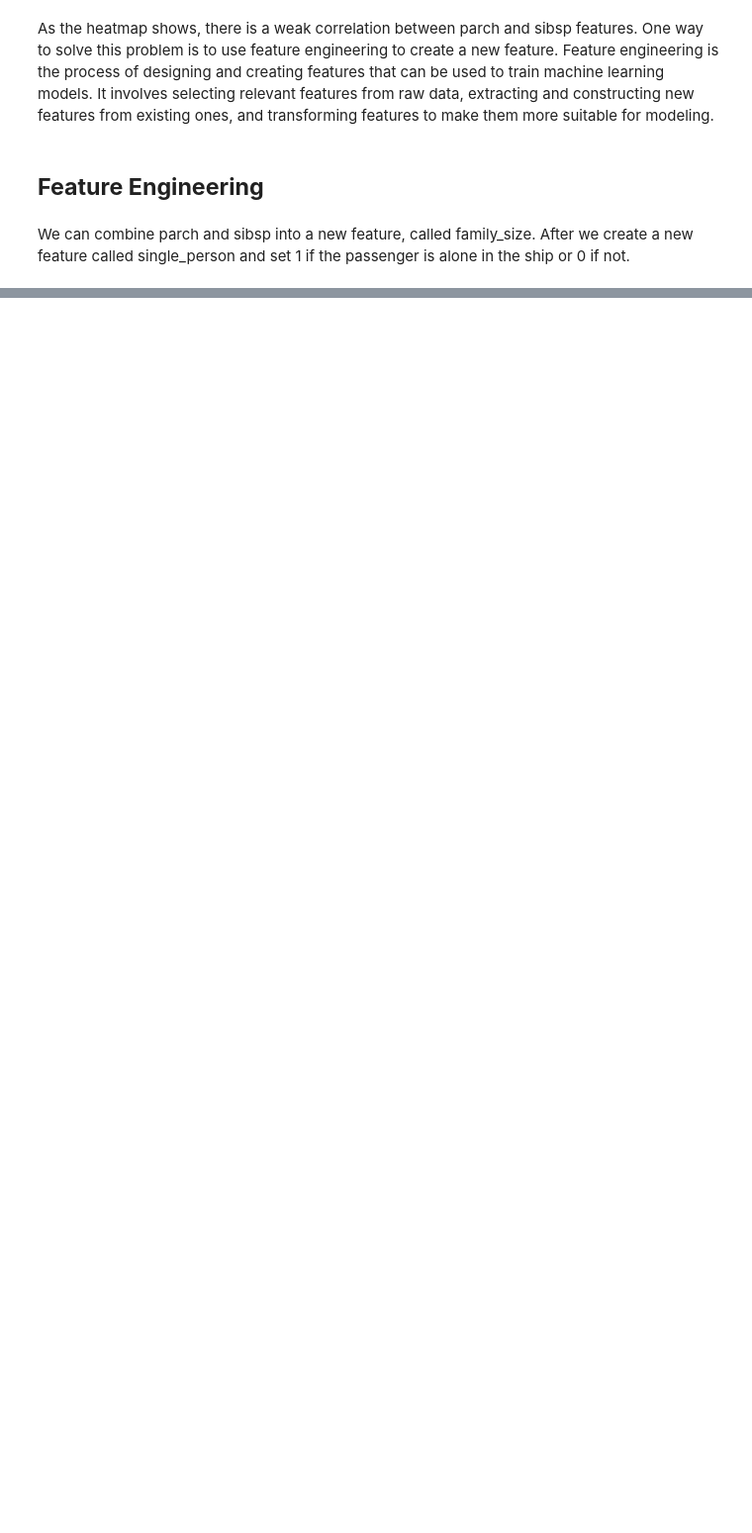
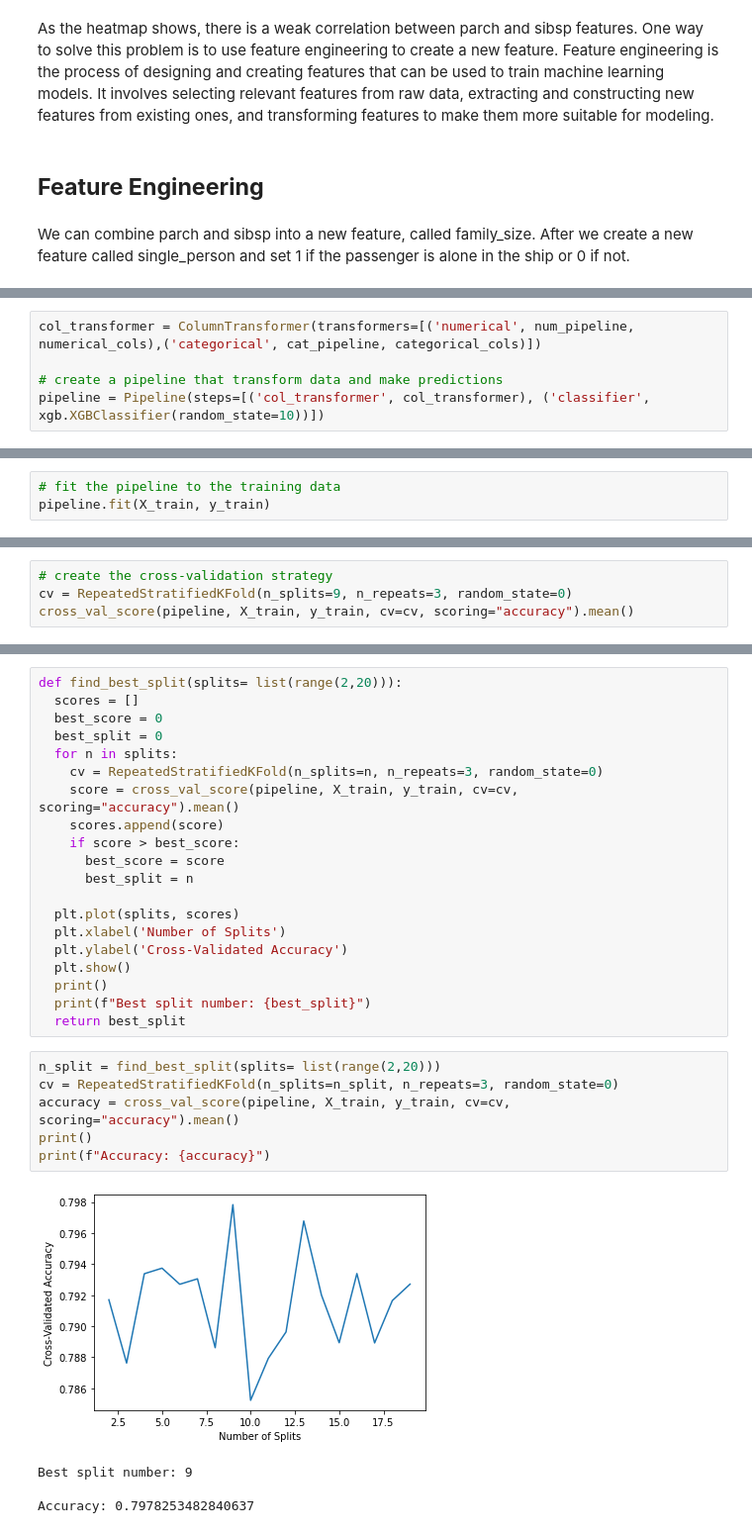
Before and after one commit to mathewsrc/Predict-survival-on-the-Titanic-with-XGBoost, a Jupyter notebook: Predict_survival_on_the_Titanic_with_XGBoost.ipynb, the cells around one changed output, grey strips where cells are left out. Shown at 99% size. Cells and saved outputs as stored; diff of their text form; blank space fills up the shorter version.

```diff
--- a/Predict_survival_on_the_Titanic_with_XGBoost.ipynb
+++ b/Predict_survival_on_the_Titanic_with_XGBoost.ipynb
@@ -162,0 +204,5 @@ Scikit-learn APIS include functions that let you evaluate models using their def
+# %%
+col_transformer = ColumnTransformer(transformers=[('numerical', num_pipeline, numerical_cols),('categorical', cat_pipeline, categorical_cols)])
+
+# create a pipeline that transform data and make predictions
+pipeline = Pipeline(steps=[('col_transformer', col_transformer), ('classifier', xgb.XGBClassifier(random_state=10))])
@@ -162,0 +213,3 @@ Scikit-learn APIS include functions that let you evaluate models using their def
+# %%
+# fit the pipeline to the training data
+pipeline.fit(X_train, y_train)
@@ -162,0 +236,4 @@ Scikit-learn APIS include functions that let you evaluate models using their def
+# %%
+# create the cross-validation strategy
+cv = RepeatedStratifiedKFold(n_splits=9, n_repeats=3, random_state=0)
+cross_val_score(pipeline, X_train, y_train, cv=cv, scoring="accuracy").mean()
@@ -162,0 +242,31 @@ Scikit-learn APIS include functions that let you evaluate models using their def
+# %%
+def find_best_split(splits= list(range(2,20))):
+  scores = []
+  best_score = 0
+  best_split = 0
+  for n in splits:
+    cv = RepeatedStratifiedKFold(n_splits=n, n_repeats=3, random_state=0)
+    score = cross_val_score(pipeline, X_train, y_train, cv=cv, scoring="accuracy").mean()
+    scores.append(score)
+    if score > best_score:
+      best_score = score
+      best_split = n
+
+  plt.plot(splits, scores)
+  plt.xlabel('Number of Splits')
+  plt.ylabel('Cross-Validated Accuracy')
+  plt.show()
+  print()
+  print(f"Best split number: {best_split}")
+  return best_split
+# %%
+n_split = find_best_split(splits= list(range(2,20)))
+cv = RepeatedStratifiedKFold(n_splits=n_split, n_repeats=3, random_state=0)
+accuracy = cross_val_score(pipeline, X_train, y_train, cv=cv, scoring="accuracy").mean()
+print()
+print(f"Accuracy: {accuracy}")
+# %% [output]
+[figure, added]
+Best split number: 9
+
+Accuracy: 0.7978253482840637
```
Also changed, not shown: parts of 52 cells of this notebook.
